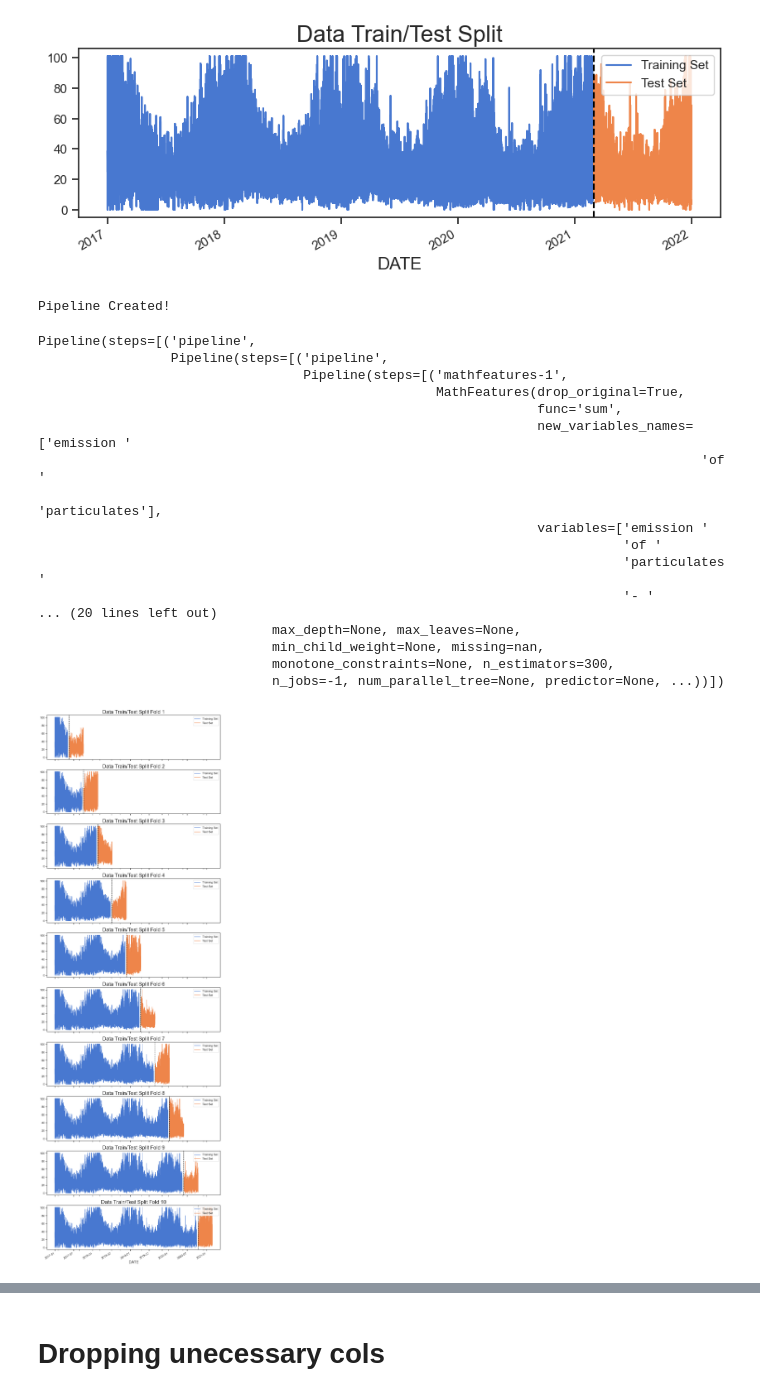
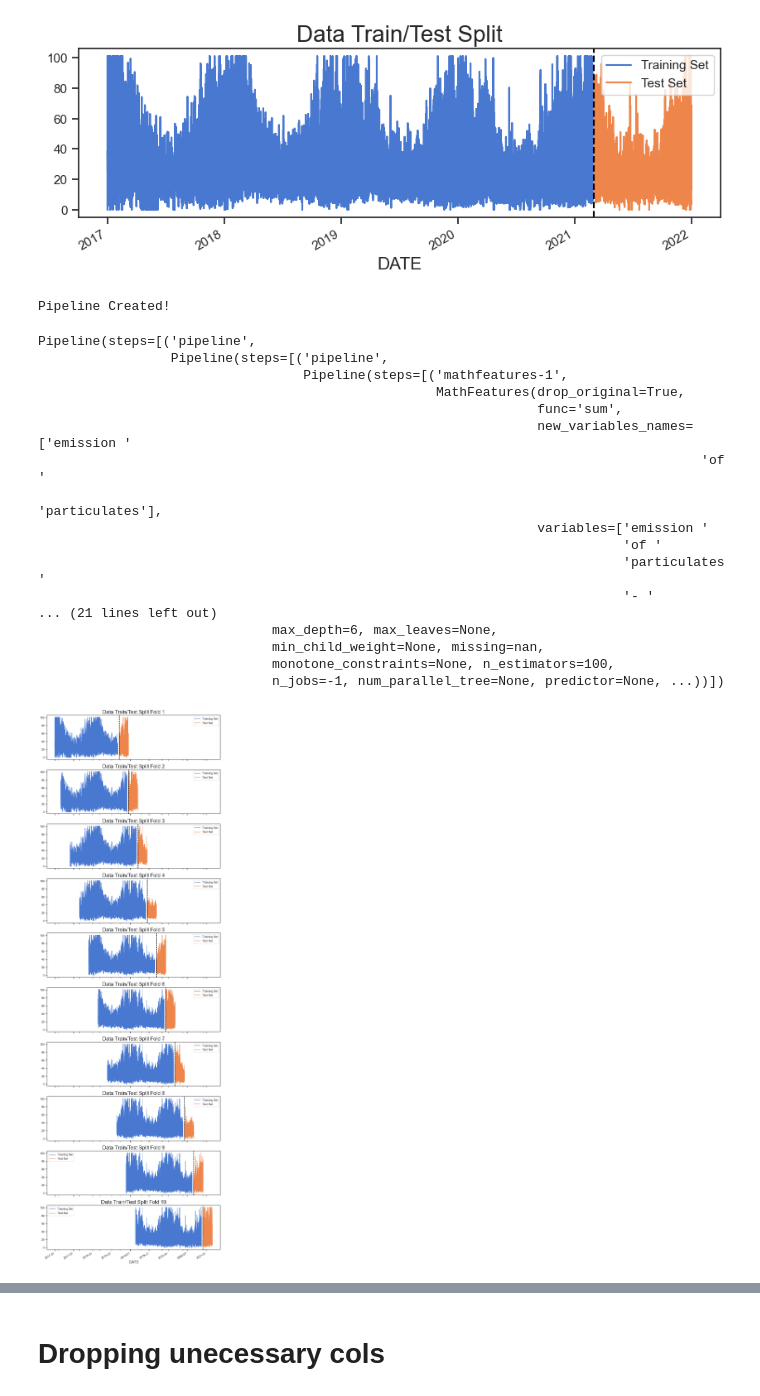
Before and after one commit to OmdenaAI/warsaw-poland-chapter-air-pollution, a Jupyter notebook: src/tasks/task-4-modeling/Joseph Antony_Modelling/1. BaseLine Model.ipynb, the cells around one changed output, grey strips where cells are left out. Drawn from its saved outputs; the diff is of its cells as text; code cells hidden in the pictures.

```diff
--- a/src/tasks/task-4-modeling/Joseph Antony_Modelling/1. BaseLine Model.ipynb
+++ b/src/tasks/task-4-modeling/Joseph Antony_Modelling/1. BaseLine Model.ipynb
@@ -168,9 +165,11 @@ encoders = make_pipeline(
 # %%
 # XGBoost
 xgb=XGBRegressor(
-    n_estimators=300,
+    n_estimators=100,
+    max_depth=6,
     eta=0.1,
-    booster='gblinear',
+    gamma=2,
+#     booster='gblinear',
     n_jobs=-1,
     random_state=seed,
     eval_metric="rmse"
@@ -199,45 +198,45 @@ Pipeline(steps=[('pipeline',
                                                                            'of '
                                                                            'particulates '
                                                                            '- '
-... (20 lines left out)
-                              max_depth=None, max_leaves=None,
+... (21 lines left out)
+                              max_depth=6, max_leaves=None,
                               min_child_weight=None, missing=nan,
-                              monotone_constraints=None, n_estimators=300,
+                              monotone_constraints=None, n_estimators=100,
                               n_jobs=-1, num_parallel_tree=None, predictor=None, ...))])
 # %%
 #Visualizing how the cross validation will be done
 n_split = 10
 
-max_train_size=None
-test_size=None
+# max_train_size=None
+# test_size=None
 
-# max_train_size=198*638
-# test_size=198*90
+max_train_size=198*638
+test_size=198*90
 
 tss = TimeSeriesSplit(
     n_splits=n_split,
     max_train_size=max_train_size,
     test_size=test_size,
     gap=198*15
 )
 
 fig, axs = plt.subplots(n_split, 1, figsize=(10, n_split*3), sharex=True, tight_layout=True)
 
 fold = 0
 for train_idx, val_idx in tss.split(train):
     train_cv = train.iloc[train_idx]
     test_cv = train.iloc[val_idx]
 
     train_cv.plot(y='CAQI_idx', ax=axs[fold], label='Training Set',
                   title=f'Data Train/Test Split Fold {fold + 1}')
 
     test_cv.plot(y='CAQI_idx', ax=axs[fold], label='Test Set')
 
     axs[fold].axvline(test_cv.index.min(), color='black', ls='--')
 
     fold += 1
 # %% [output]
-[figure, old version]
+[figure, new version]
 # %%
 def cross_validate_and_test(cv, pipeline, X_train, y_train, X_test, y_test):
 
```
Also changed, not shown: parts of 7 cells of this notebook, 3 other files.
